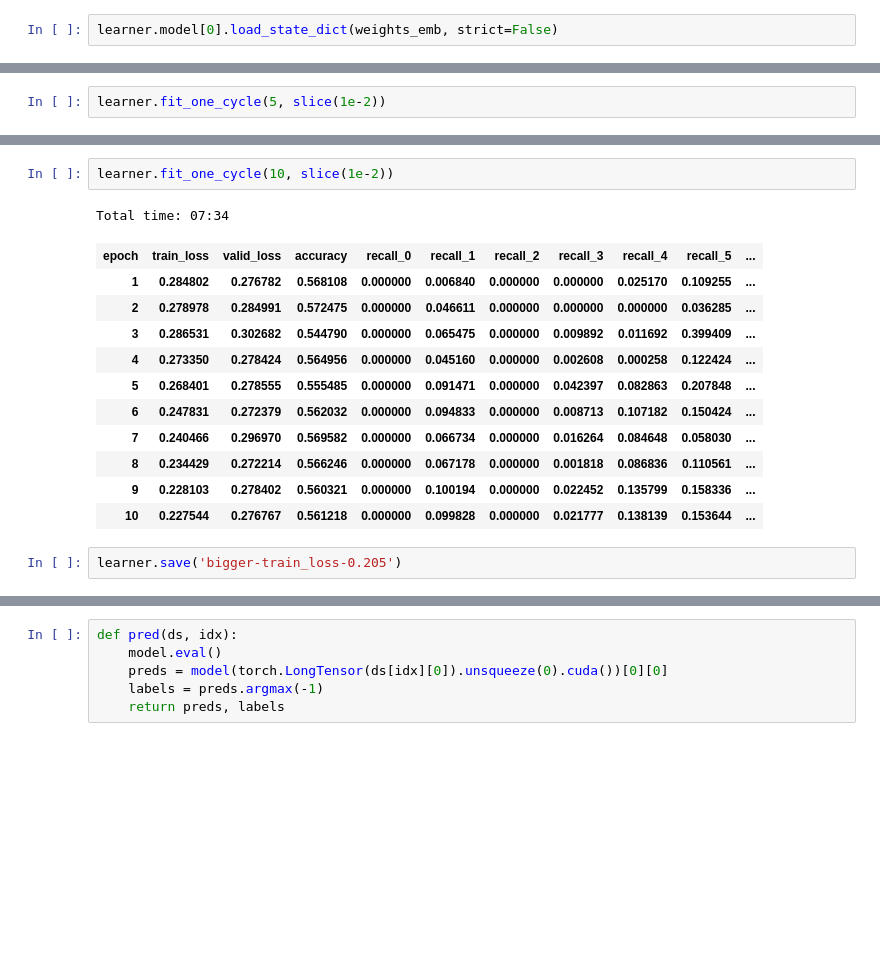
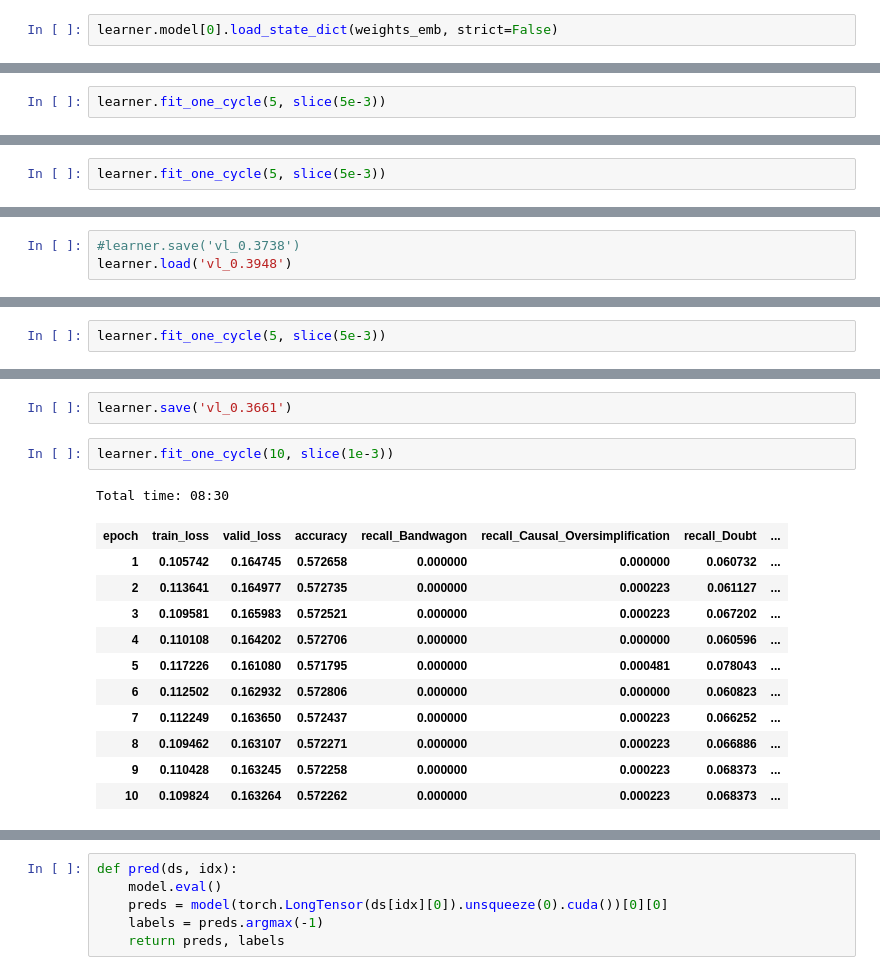
Before and after one commit to mboyanov/propaganda-deteciton, a Jupyter notebook: Train.ipynb, the cells around one changed output, grey strips where cells are left out. Cells and saved outputs as stored; diff of their text form; blank space fills up the shorter version.

```diff
--- a/Train.ipynb
+++ b/Train.ipynb
@@ -116,3 +119,3 @@ Total time: 02:11
 # %%
-learner.fit_one_cycle(5, slice(1e-2))
+learner.fit_one_cycle(5, slice(5e-3))
 # %% [output]
@@ -127,0 +131,2 @@ learner.save('bigger-vl-0.279')
+# %%
+learner.fit_one_cycle(5, slice(5e-3))
@@ -127,0 +141,3 @@ learner.save('bigger-vl-0.279')
+# %%
+#learner.save('vl_0.3738')
+learner.load('vl_0.3948')
@@ -127,0 +162,2 @@ learner.save('bigger-vl-0.279')
+# %%
+learner.fit_one_cycle(5, slice(5e-3))
@@ -128,18 +172,18 @@ learner.save('bigger-vl-0.279')
+# %%
+learner.save('vl_0.3661')
 # %%
-learner.fit_one_cycle(10, slice(1e-2))
+learner.fit_one_cycle(10, slice(1e-3))
 # %% [output]
-Total time: 07:34
+Total time: 08:30
-| epoch | train_loss | valid_loss | accuracy | recall_0 | recall_1 | recall_2 | recall_3 | recall_4 | recall_5 | ... |
-| 1 | 0.284802 | 0.276782 | 0.568108 | 0.000000 | 0.006840 | 0.000000 | 0.000000 | 0.025170 | 0.109255 | ... |
-| 2 | 0.278978 | 0.284991 | 0.572475 | 0.000000 | 0.046611 | 0.000000 | 0.000000 | 0.000000 | 0.036285 | ... |
-| 3 | 0.286531 | 0.302682 | 0.544790 | 0.000000 | 0.065475 | 0.000000 | 0.009892 | 0.011692 | 0.399409 | ... |
-| 4 | 0.273350 | 0.278424 | 0.564956 | 0.000000 | 0.045160 | 0.000000 | 0.002608 | 0.000258 | 0.122424 | ... |
-| 5 | 0.268401 | 0.278555 | 0.555485 | 0.000000 | 0.091471 | 0.000000 | 0.042397 | 0.082863 | 0.207848 | ... |
-| 6 | 0.247831 | 0.272379 | 0.562032 | 0.000000 | 0.094833 | 0.000000 | 0.008713 | 0.107182 | 0.150424 | ... |
-| 7 | 0.240466 | 0.296970 | 0.569582 | 0.000000 | 0.066734 | 0.000000 | 0.016264 | 0.084648 | 0.058030 | ... |
-| 8 | 0.234429 | 0.272214 | 0.566246 | 0.000000 | 0.067178 | 0.000000 | 0.001818 | 0.086836 | 0.110561 | ... |
-| 9 | 0.228103 | 0.278402 | 0.560321 | 0.000000 | 0.100194 | 0.000000 | 0.022452 | 0.135799 | 0.158336 | ... |
-| 10 | 0.227544 | 0.276767 | 0.561218 | 0.000000 | 0.099828 | 0.000000 | 0.021777 | 0.138139 | 0.153644 | ... |
+| epoch | train_loss | valid_loss | accuracy | recall_Bandwagon | recall_Causal_Oversimplification | recall_Doubt | ... |
+| 1 | 0.105742 | 0.164745 | 0.572658 | 0.000000 | 0.000000 | 0.060732 | ... |
+| 2 | 0.113641 | 0.164977 | 0.572735 | 0.000000 | 0.000223 | 0.061127 | ... |
+| 3 | 0.109581 | 0.165983 | 0.572521 | 0.000000 | 0.000223 | 0.067202 | ... |
+| 4 | 0.110108 | 0.164202 | 0.572706 | 0.000000 | 0.000000 | 0.060596 | ... |
+| 5 | 0.117226 | 0.161080 | 0.571795 | 0.000000 | 0.000481 | 0.078043 | ... |
+| 6 | 0.112502 | 0.162932 | 0.572806 | 0.000000 | 0.000000 | 0.060823 | ... |
+| 7 | 0.112249 | 0.163650 | 0.572437 | 0.000000 | 0.000223 | 0.066252 | ... |
+| 8 | 0.109462 | 0.163107 | 0.572271 | 0.000000 | 0.000223 | 0.066886 | ... |
+| 9 | 0.110428 | 0.163245 | 0.572258 | 0.000000 | 0.000223 | 0.068373 | ... |
+| 10 | 0.109824 | 0.163264 | 0.572262 | 0.000000 | 0.000223 | 0.068373 | ... |
-# %%
-learner.save('bigger-train_loss-0.205')
 # %%
```
Also changed, not shown: parts of 24 cells of this notebook, 7 other files.
